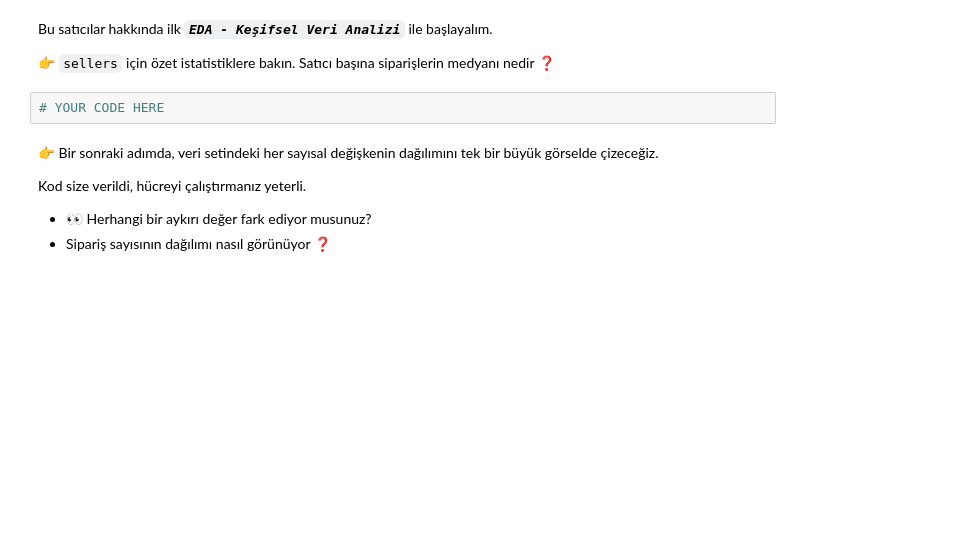
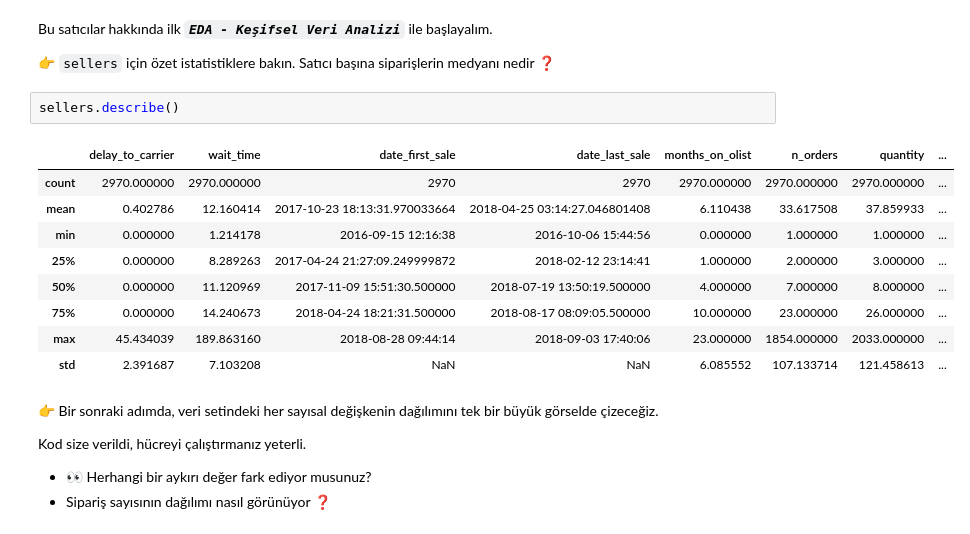
Before and after one commit to tmy-datamesa/data-sellers, a Jupyter notebook: sellers.ipynb, the cells around one changed output. Cells and saved outputs as stored; diff of their text form; blank space fills up the shorter version.

```diff
--- a/sellers.ipynb
+++ b/sellers.ipynb
@@ -97,8 +152,18 @@ Left veya right join mi yaptınız? Nedenini anlıyoruz; fakat burada sadece de
 Bu satıcılar hakkında ilk ***`EDA - Keşifsel Veri Analizi`*** ile başlayalım.
 
 👉 `sellers` için özet istatistiklere bakın. Satıcı başına siparişlerin medyanı nedir ❓
-# %%
-# YOUR CODE HERE
+# %%
+sellers.describe()
+# %% [output]
+|  | delay_to_carrier | wait_time | date_first_sale | date_last_sale | months_on_olist | n_orders | quantity | ... |
+| count | 2970.000000 | 2970.000000 | 2970 | 2970 | 2970.000000 | 2970.000000 | 2970.000000 | ... |
+| mean | 0.402786 | 12.160414 | 2017-10-23 18:13:31.970033664 | 2018-04-25 03:14:27.046801408 | 6.110438 | 33.617508 | 37.859933 | ... |
+| min | 0.000000 | 1.214178 | 2016-09-15 12:16:38 | 2016-10-06 15:44:56 | 0.000000 | 1.000000 | 1.000000 | ... |
+| 25% | 0.000000 | 8.289263 | 2017-04-24 21:27:09.249999872 | 2018-02-12 23:14:41 | 1.000000 | 2.000000 | 3.000000 | ... |
+| 50% | 0.000000 | 11.120969 | 2017-11-09 15:51:30.500000 | 2018-07-19 13:50:19.500000 | 4.000000 | 7.000000 | 8.000000 | ... |
+| 75% | 0.000000 | 14.240673 | 2018-04-24 18:21:31.500000 | 2018-08-17 08:09:05.500000 | 10.000000 | 23.000000 | 26.000000 | ... |
+| max | 45.434039 | 189.863160 | 2018-08-28 09:44:14 | 2018-09-03 17:40:06 | 23.000000 | 1854.000000 | 2033.000000 | ... |
+| std | 2.391687 | 7.103208 | NaN | NaN | 6.085552 | 107.133714 | 121.458613 | ... |
 # %% [markdown]
 👉 Bir sonraki adımda, veri setindeki her sayısal değişkenin dağılımını tek bir büyük görselde çizeceğiz.
 
```
Also changed, not shown: parts of 25 cells of this notebook, 1 other file.
